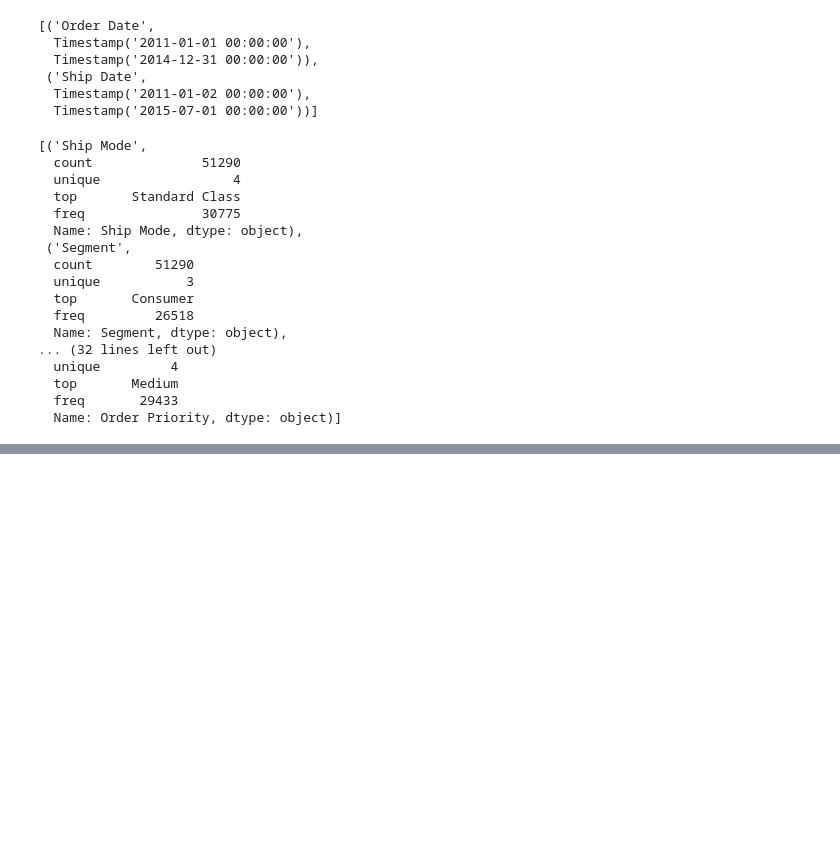
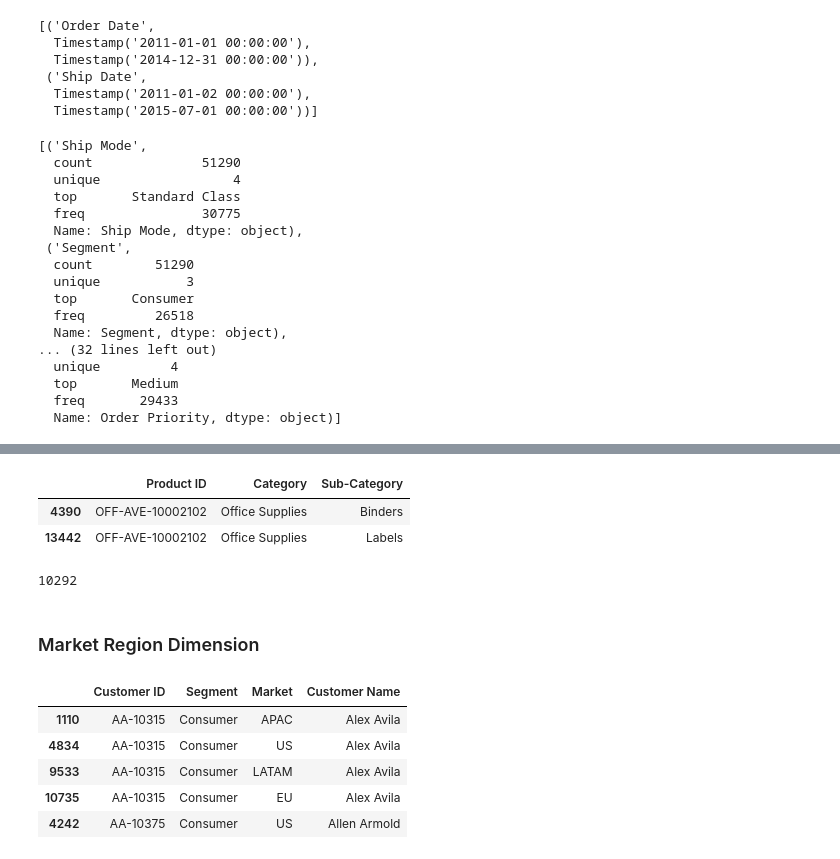
Before and after one commit to intronic/datademo, a Jupyter notebook: data-eng.ipynb, the cells around one changed output, grey strips where cells are left out. Drawn from its saved outputs; the diff is of its cells as text; code cells hidden in the pictures; blank space fills up the shorter version.

```diff
--- a/data-eng.ipynb
+++ b/data-eng.ipynb
@@ -38 +7,13 @@ df.head()
+# %%
+# Preamble - Utility funcs
+def dump_uniq_data(df, uniq_key, extra_cols, file):
+    '''Dump data to CSV (UTF-8) ensuring only one row per uniq_key (take first vals of extra_cols). Returns count of rows.'''
+    cols = [uniq_key] + extra_cols
+    data = df.groupby(uniq_key)[cols].first()
+    data.to_csv(file, encoding='utf-8', index=False)
+    return data[uniq_key].count()
+
+def group_filter_sort(df, key, extra_cols, filt_fn):
+    '''Return sorted rows of unique values of [key, extra_cols] after grouping by key and applying filter. '''
+    return df[[key] + extra_cols].drop_duplicates().groupby([key]).filter(filt_fn).sort_values(by=key)
 # %%
@@ -113,0 +199,14 @@ df.head()
+# %%
+# Add week, weekday and other derived dates
+
+pd.Timestamp('1/1/1970').weekday()
+df['SaleDate'] = df['Order Date']
+df['SaleYear'] = df['Order Date'].apply(lambda x: x.year)
+df['SaleMonth'] = df['Order Date'].apply(lambda x: x.month) # 1..12
+df['SaleISOWeekNumber'] = df['Order Date'].apply(lambda x: x.isocalendar()[1]) # 1..53
+df['SaleISOWeekDay'] = df['Order Date'].apply(lambda x: x.isocalendar()[2]) # 1..7
+df.head()
+
+#from dateutil.parser import parse
+#parse('2020-02-09').year
+#parse('2020-12-09').month
@@ -113,0 +272,29 @@ df.head()
+# %%
+# Do any Product IDs have conflicting Category/Sub-Category?
+# - Yes! but only one product has a conflicting sub-category
+#   so no significant impact on results, can take either value
+
+group_filter_sort(df, 'Product ID', ['Category', 'Sub-Category'], lambda x: len(x) > 1)
+# %% [output]
+|  | Product ID | Category | Sub-Category |
+| 4390 | OFF-AVE-10002102 | Office Supplies | Binders |
+| 13442 | OFF-AVE-10002102 | Office Supplies | Labels |
+# %%
+# Dump product data - 10292 rows
+
+dump_uniq_data(df, 'Product ID', ['Category', 'Sub-Category', 'Product Name'], 'load_product.csv')
+# %% [output]
+10292
+# %% [markdown]
+### Market Region Dimension
+# %%
+# A customer orders in multiple Markets
+
+group_filter_sort(df, 'Customer ID', ['Segment', 'Market', 'Customer Name'], lambda x: len(x) >1).head()
+# %% [output]
+|  | Customer ID | Segment | Market | Customer Name |
+| 1110 | AA-10315 | Consumer | APAC | Alex Avila |
+| 4834 | AA-10315 | Consumer | US | Alex Avila |
+| 9533 | AA-10315 | Consumer | LATAM | Alex Avila |
+| 10735 | AA-10315 | Consumer | EU | Alex Avila |
+| 4242 | AA-10375 | Consumer | US | Allen Armold |
```
Also changed, not shown: parts of 29 cells of this notebook.
